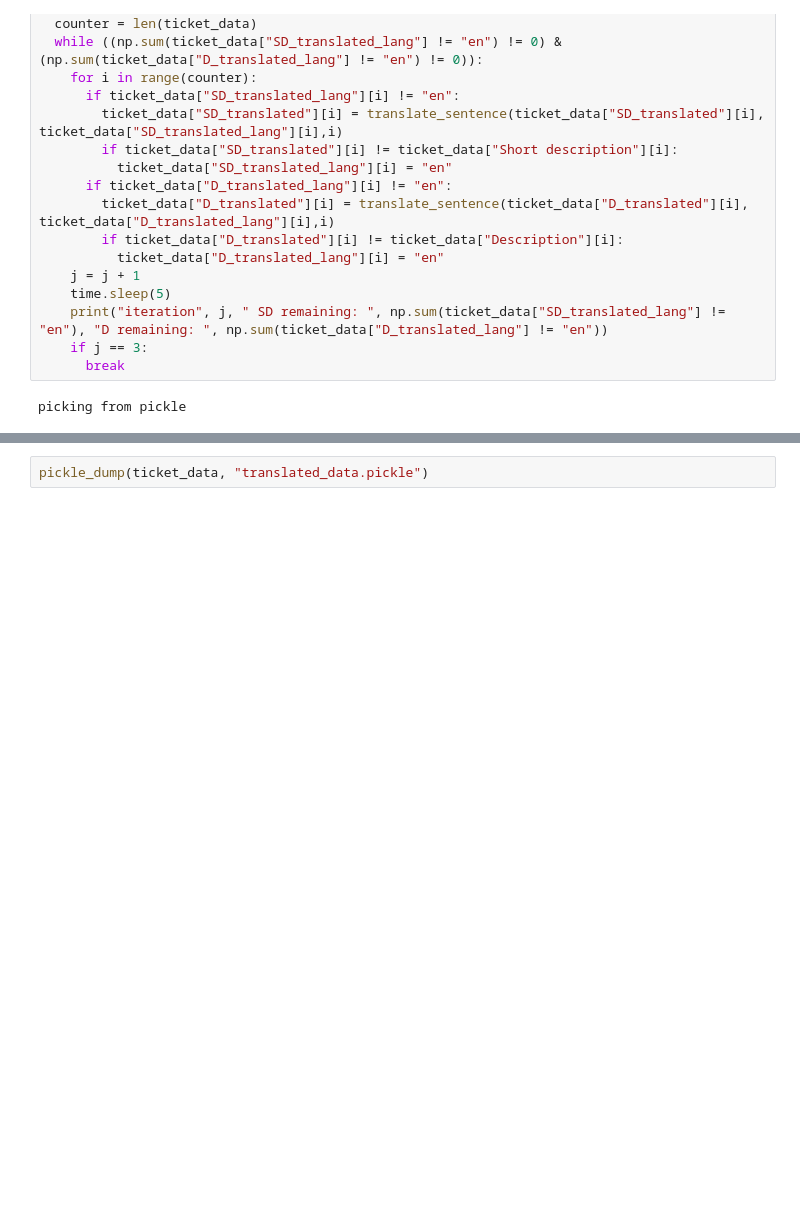
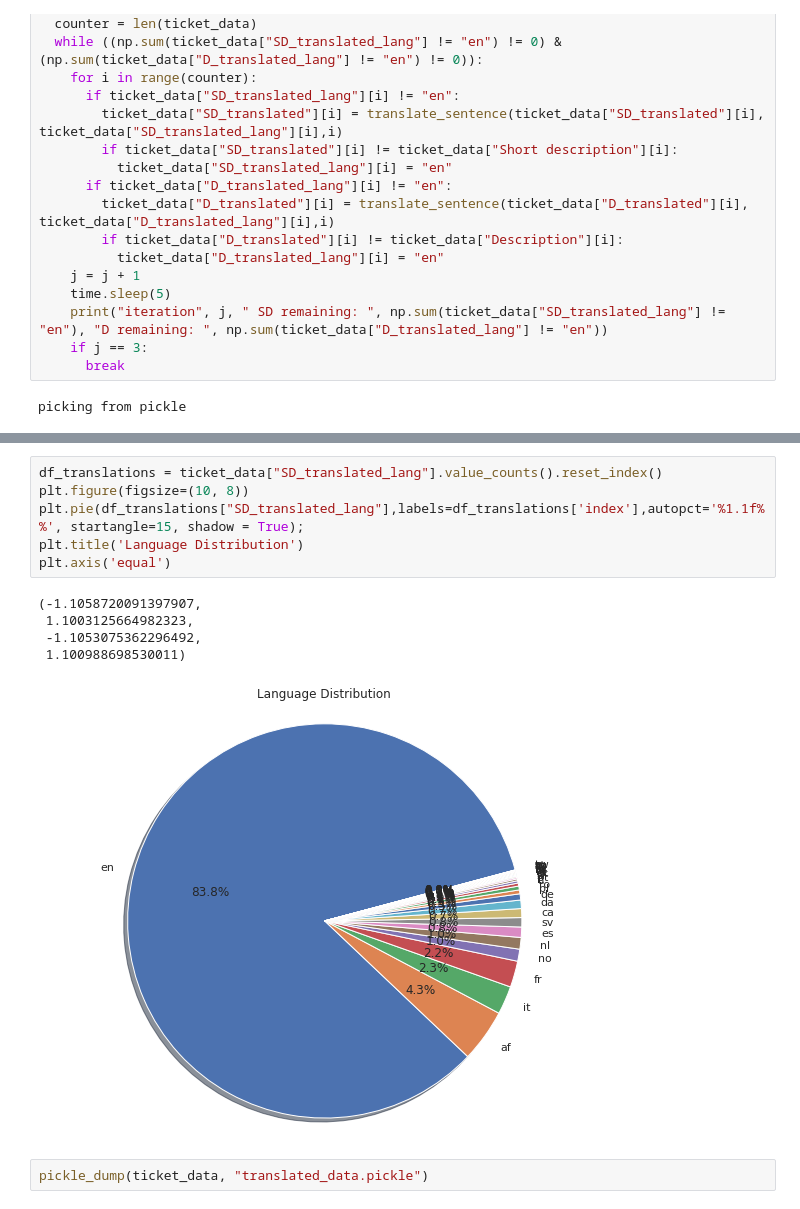
Before and after one commit to ABPande/AIML_CAPSTONE_NLP_B_GRP_4, a Jupyter notebook: Capstone Project.ipynb, the cells around one changed output, grey strips where cells are left out. Cells and saved outputs as stored; diff of their text form; blank space fills up the shorter version.

```diff
--- a/Capstone Project.ipynb
+++ b/Capstone Project.ipynb
@@ -763,3 +822,15 @@ np.sum(ticket_data["D_translated_lang"] != "en")
+# %%
+df_translations = ticket_data["SD_translated_lang"].value_counts().reset_index()
+plt.figure(figsize=(10, 8))
+plt.pie(df_translations["SD_translated_lang"],labels=df_translations['index'],autopct='%1.1f%%', startangle=15, shadow = True);
+plt.title('Language Distribution')
+plt.axis('equal')
+# %% [output]
+(-1.1058720091397907,
+ 1.1003125664982323,
+ -1.1053075362296492,
+ 1.100988698530011)
+[figure, added]
 # %%
 pickle_dump(ticket_data, "translated_data.pickle")
 # %% [markdown]
```
Also changed, not shown: parts of 53 cells of this notebook, 1 other file.
